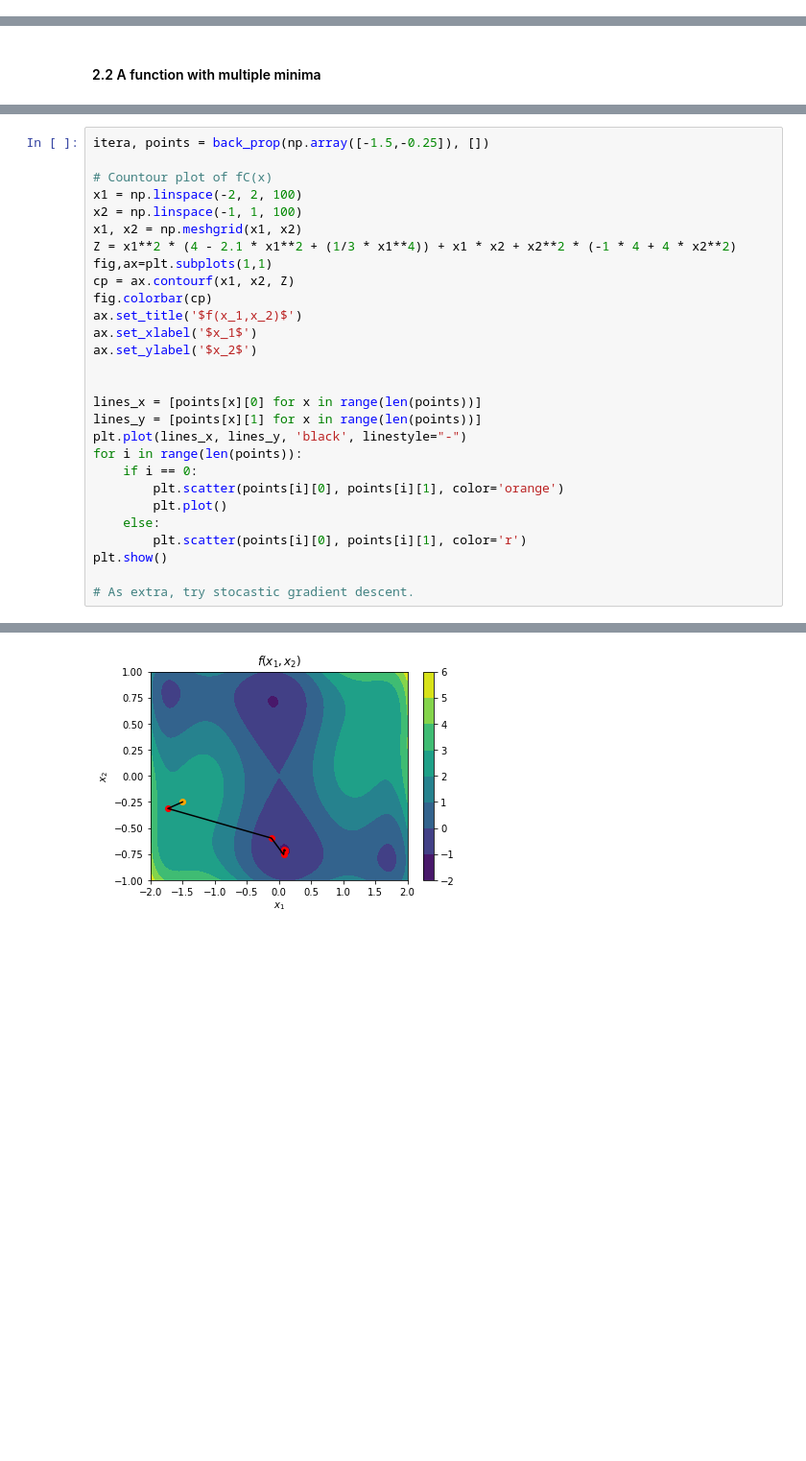
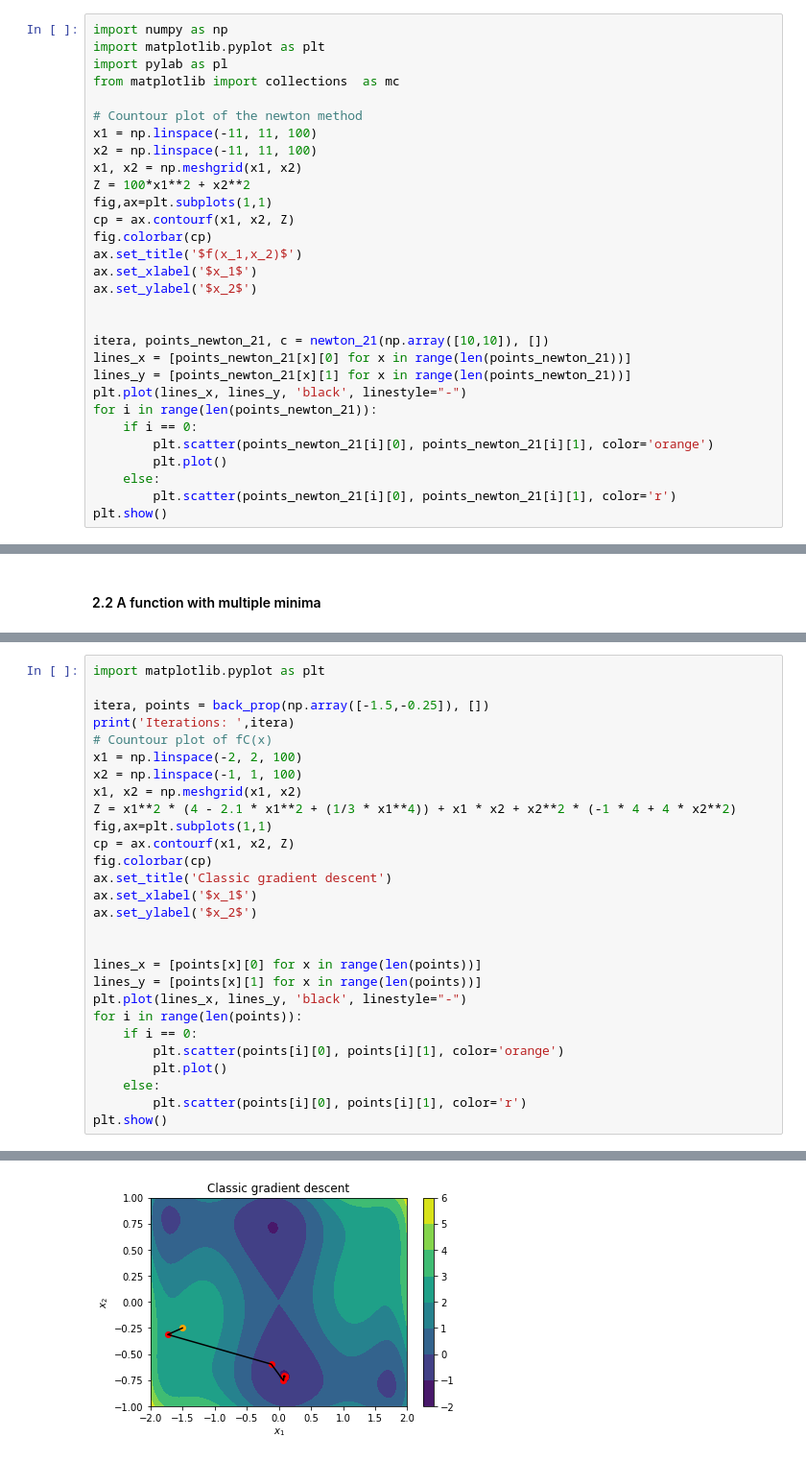
Before and after one commit to Edward484/OptimizationClassUB, a Jupyter notebook: pract2_1ok.ipynb, the cells around one changed output, grey strips where cells are left out. Shown at 96% size. Cells and saved outputs as stored; diff of their text form; blank space fills up the shorter version.

```diff
--- a/pract2_1ok.ipynb
+++ b/pract2_1ok.ipynb
@@ -763,0 +879,30 @@ sys.setrecursionlimit(1000000000)
+# %%
+import numpy as np
+import matplotlib.pyplot as plt
+import pylab as pl
+from matplotlib import collections  as mc
+
+# Countour plot of the newton method
+x1 = np.linspace(-11, 11, 100)
+x2 = np.linspace(-11, 11, 100)
+x1, x2 = np.meshgrid(x1, x2)
+Z = 100*x1**2 + x2**2
+fig,ax=plt.subplots(1,1)
+cp = ax.contourf(x1, x2, Z)
+fig.colorbar(cp)
+ax.set_title('$f(x_1,x_2)$')
+ax.set_xlabel('$x_1$')
+ax.set_ylabel('$x_2$')
+
+
+itera, points_newton_21, c = newton_21(np.array([10,10]), [])
+lines_x = [points_newton_21[x][0] for x in range(len(points_newton_21))]
+lines_y = [points_newton_21[x][1] for x in range(len(points_newton_21))]
+plt.plot(lines_x, lines_y, 'black', linestyle="-")
+for i in range(len(points_newton_21)):
+    if i == 0:
+        plt.scatter(points_newton_21[i][0], points_newton_21[i][1], color='orange')
+        plt.plot()
+    else:
+        plt.scatter(points_newton_21[i][0], points_newton_21[i][1], color='r')
+plt.show()
@@ -766,6 +917,8 @@ sys.setrecursionlimit(1000000000)
 # %%
+import matplotlib.pyplot as plt
+
 itera, points = back_prop(np.array([-1.5,-0.25]), [])
-
+print('Iterations: ',itera)
 # Countour plot of fC(x)
 x1 = np.linspace(-2, 2, 100)
 x2 = np.linspace(-1, 1, 100)
@@ -774,7 +927,7 @@ Z = x1**2 * (4 - 2.1 * x1**2 + (1/3 * x1**4)) + x1 * x2 + x2**2 * (-1 * 4 + 4 *
 fig,ax=plt.subplots(1,1)
 cp = ax.contourf(x1, x2, Z)
 fig.colorbar(cp)
-ax.set_title('$f(x_1,x_2)$')
+ax.set_title('Classic gradient descent')
 ax.set_xlabel('$x_1$')
 ax.set_ylabel('$x_2$')
 
@@ -789,6 +942,4 @@ for i in range(len(points)):
     else:
         plt.scatter(points[i][0], points[i][1], color='r')
 plt.show()
-
-# As extra, try stocastic gradient descent.
 # %% [output]
@@ -795,2 +947,2 @@ plt.show()
-[figure, old version]
+[figure, new version]
 # %% [markdown]
```
Also changed, not shown: parts of 22 cells of this notebook.
